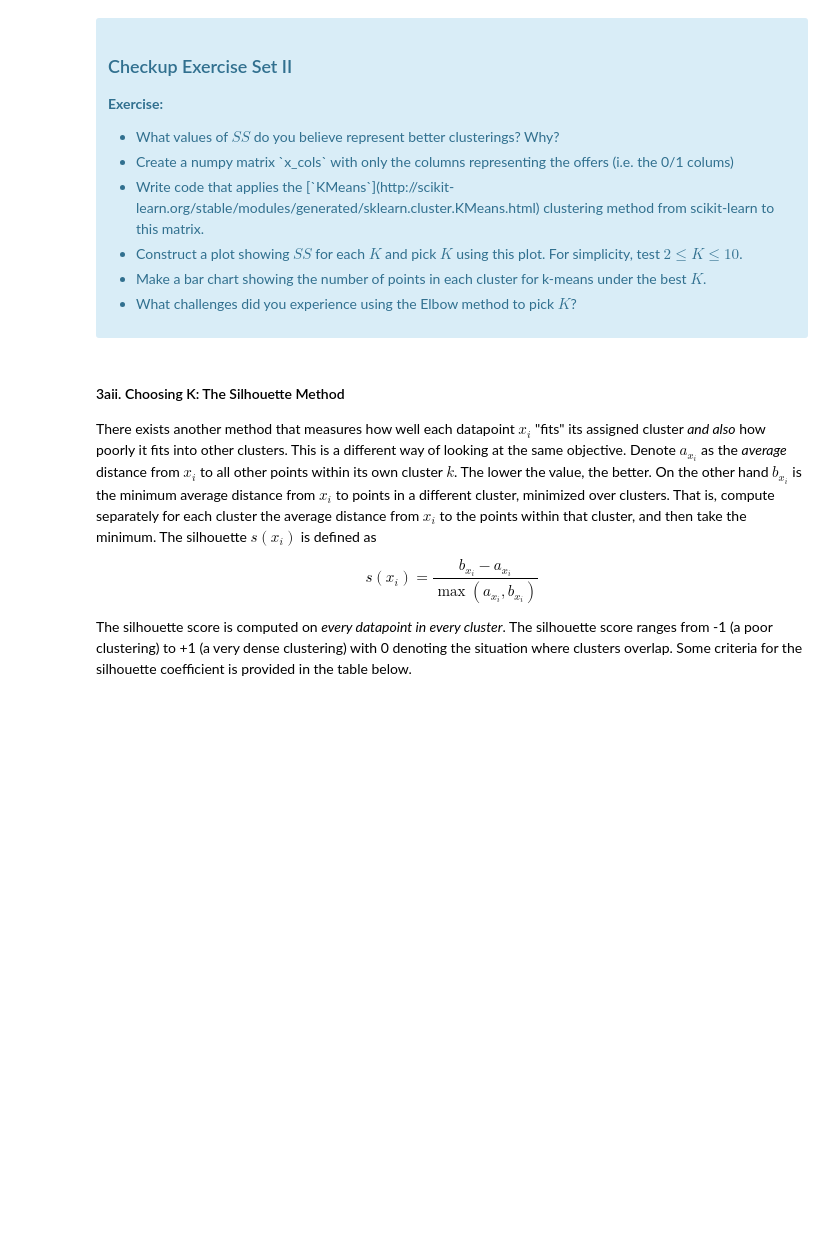
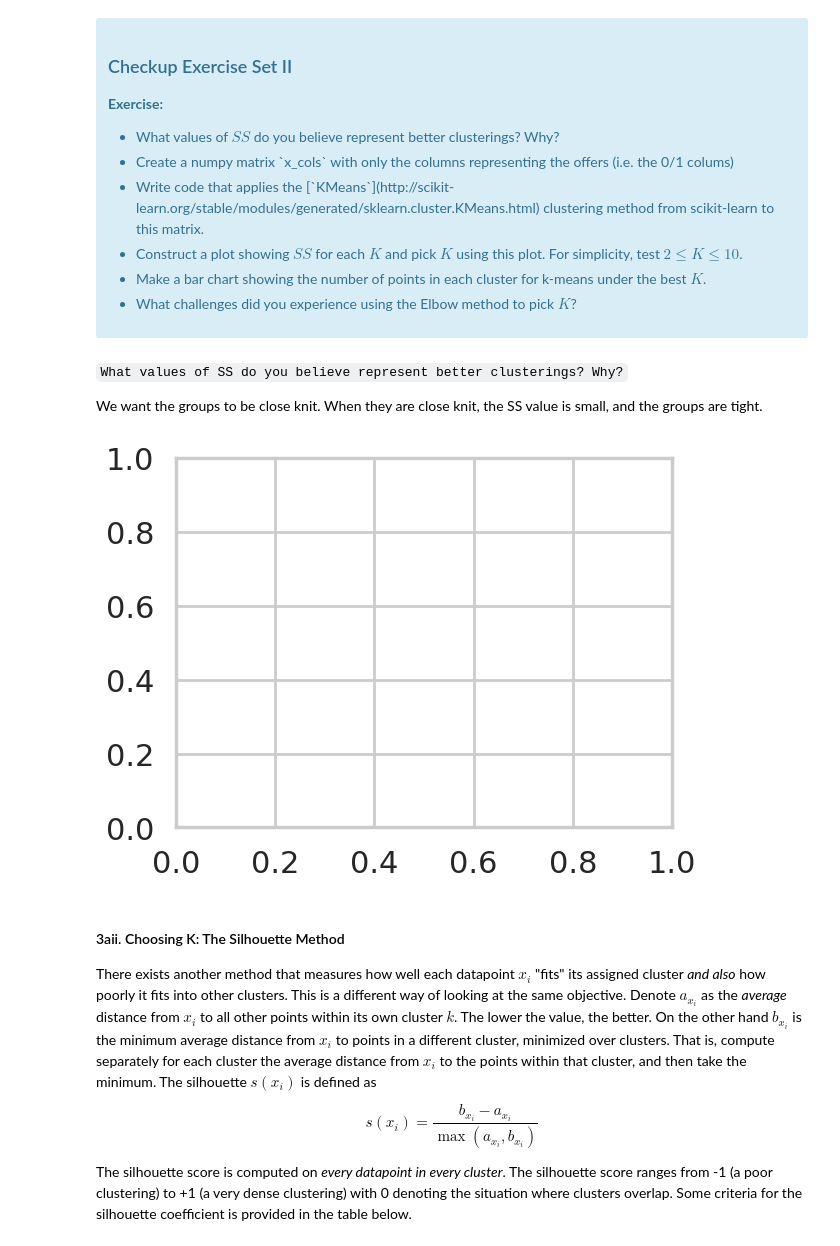
Before and after one commit to blue-santa/sprinboard-data-science-2026, a Jupyter notebook: 15-unsupervised-learning/06-principal-component-analysis/Clustering Case Study - Customer Segmentation with K-Means - Tier 3.ipynb, the cells around one changed output. Drawn from its saved outputs; the diff is of its cells as text; code cells hidden in the pictures; blank space fills up the shorter version.

Commit message:
develop kmeans

```diff
--- a/15-unsupervised-learning/06-principal-component-analysis/Clustering Case Study - Customer Segmentation with K-Means - Tier 3.ipynb
+++ b/15-unsupervised-learning/06-principal-component-analysis/Clustering Case Study - Customer Segmentation with K-Means - Tier 3.ipynb
@@ -98,0 +91,2 @@ MergeError: No common columns to perform merge on. Merge options: left_on=None,
+# %%
+df = pd.pivot_table(df_transactions, index='customer_name', columns='offer_id', values='n', aggfunc='sum').fillna(0)
@@ -129,0 +133,6 @@ where $x_i$ is a point, $C_k$ represents cluster $k$ and $\mu_k$ is the centroid
+# %% [markdown]
+`What values of SS do you believe represent better clusterings? Why?`
+
+We want the groups to be close knit. When they are close knit, the SS value is small, and the groups are tight.
+# %%
+x_cols = df.to_numpy()
@@ -130,3 +142,15 @@ where $x_i$ is a point, $C_k$ represents cluster $k$ and $\mu_k$ is the centroid
+# %%
+kmeans_list = []
+for i in range(2, 11):
+    kmeans = KMeans(n_clusters=2, random_state=0, n_init="auto").fit(x_cols)
+    kmeans_list.append(kmeans)
+# %%
+figs, axes = plt.subplots()
+
+for i in range(2, 11):
+    plt.plot
+# %% [output]
+[figure, added]
 # %% [markdown]
 #### 3aii. Choosing K: The Silhouette Method
 
```
Also changed, not shown: parts of 4 cells of this notebook.
